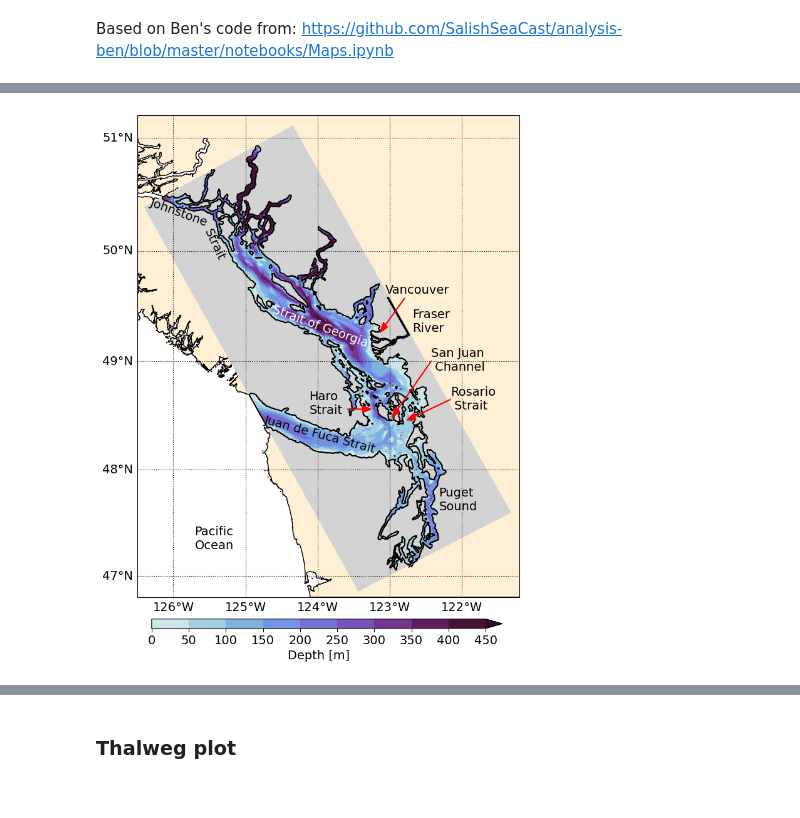
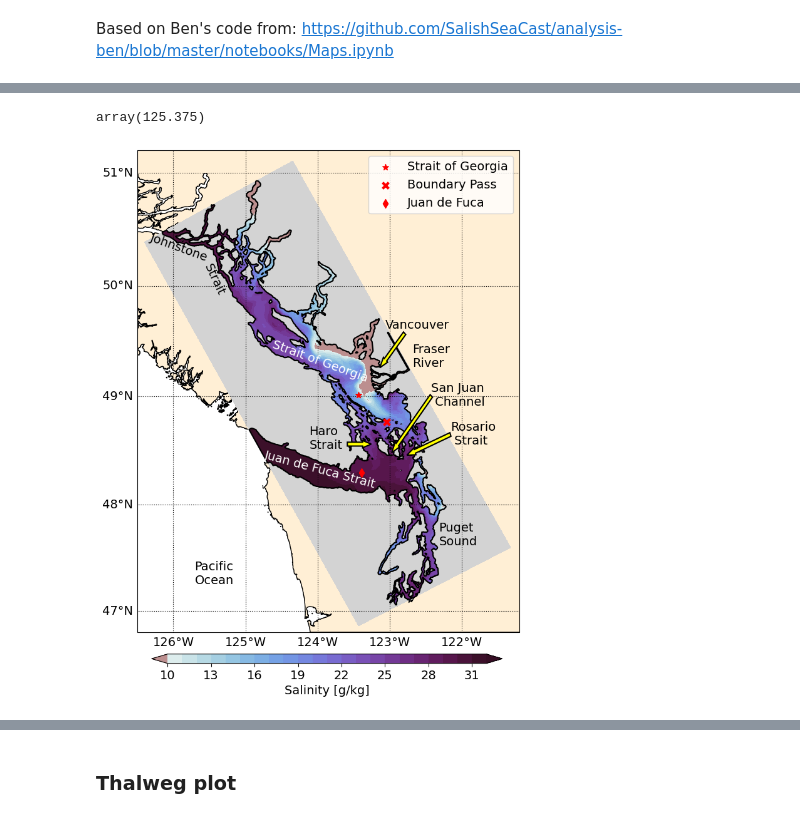
Before and after one commit to SalishSeaCast/analysis-camryn, a Jupyter notebook: notebooks/SSMap.ipynb, the cells around one changed output, grey strips where cells are left out. Drawn from its saved outputs; the diff is of its cells as text; code cells hidden in the pictures.

Commit message:
add current meter locations

```diff
--- a/notebooks/SSMap.ipynb
+++ b/notebooks/SSMap.ipynb
@@ -28,8 +40,21 @@ mask = xr.open_dataset('/data/bmoorema/MEOPAR/grid/mesh_mask202108.nc')
 tmask = 1 - mask.tmask[0]
 
 bathy = nc.Dataset('/data/bmoorema/MEOPAR/grid/bathymetry_202108.nc')
-mesh = nc.Dataset('/data/bmoorema/MEOPAR/grid/mesh_mask202108.nc')
+# mesh = nc.Dataset('/data/bmoorema/MEOPAR/grid/mesh_mask202108.nc')
+mesh = xr.open_dataset('/home/sallen/MEOPAR/grid/mesh_mask202108.nc')
+plt.rcParams['font.size'] = 14
+# %%
+grid.nav_lat[347,292].values,grid.nav_lon[347,292].values
+grid.Bathymetry[347,292].values
+# %% [output]
+array(125.375)
 # %%
+# Mask NaN values in the data
+masked_sal = np.ma.masked_array(jan18_data['vosaline'][0,0], mask=tmask[0])
+
+
+cmap = cm.dense
+
 # Increase font size
 plt.rcParams['font.size'] = 14
 
@@ -43,8 +68,8 @@ ax.add_feature(feature.GSHHSFeature('full', edgecolor='k', facecolor='papayawhip
 
 # Overlay bathymetry
 c = ax.contourf(
-    grid.nav_lon, grid.nav_lat, grid.Bathymetry, levels=np.arange(0, 451, 50),
-    cmap=cm.dense, extend='max', transform=crs.PlateCarree(), zorder=2,
+    grid.nav_lon, grid.nav_lat, masked_sal, levels=np.arange(10, 33, 1),
+    cmap=cm.dense, extend='both', transform=crs.PlateCarree(), zorder=2,
 )
 
 # Overlay domain landmask and coastline
@@ -54,37 +79,51 @@ for attr, color in zip(['contourf', 'contour'], ['lightgray', 'k']):
         levels=[-0.01, 0.01], colors=color, transform=crs.PlateCarree(), zorder=2,
     )
 
 # # Draw box around domain
 # lons, lats = [], []
 # corners = (0, 0), (0, -1), (-1, -1), (-1, 0), (0, 0)
 # for i in corners: lons.append(grid.nav_lon[i]), lats.append(grid.nav_lat[i])
 # ax.plot(lons, lats, 'k-', transform=crs.PlateCarree(), zorder=2)
 
 # Add gridlines
 xlocs, ylocs = [np.arange(np.floor(l[0]), np.ceil(l[1])+1) for l in [xlim, ylim]]
 gl = ax.gridlines(linestyle=":", color='k', draw_labels=True, xlocs=xlocs, ylocs=ylocs)
 gl.xformatter, gl.yformatter = LONGITUDE_FORMATTER, LATITUDE_FORMATTER
 gl.xlabels_top, gl.ylabels_right = False, False
 
 # Add annotations
 ax.text(0.15, 0.1, 'Pacific\nOcean', transform=ax.transAxes)
 ax.text(0.79, 0.18, 'Puget\nSound', transform=ax.transAxes)
-ax.text(0.33, 0.30, 'Juan de Fuca Strait', transform=ax.transAxes, rotation=-15)
+ax.text(0.33, 0.30, 'Juan de Fuca Strait', transform=ax.transAxes, rotation=-15,color='w')
 ax.text(0.35, 0.52, 'Strait of Georgia', transform=ax.transAxes, rotation=-20, color='w')
 ax.text(0.03, 0.77, 'Johnstone', transform=ax.transAxes, rotation=-20)
 ax.text(0.17, 0.70, 'Strait', transform=ax.transAxes, rotation=-65)
 ax.text(0.45, 0.38, 'Haro\nStrait', transform=ax.transAxes)
 ax.text(0.72, 0.55, 'Fraser\nRiver', transform=ax.transAxes)
 ax.text(0.82, 0.39, 'Rosario\n Strait', transform=ax.transAxes)
 ax.text(0.77, 0.47, 'San Juan\n Channel', transform=ax.transAxes)
 ax.text(0.65, 0.63, 'Vancouver', transform=ax.transAxes)
-ax.arrow(0.55, 0.39, 0.04, 0, head_width=0.015, edgecolor='r', facecolor='r', transform=ax.transAxes, zorder=10)
-ax.arrow(0.82, 0.41, -0.093, -0.035, head_width=0.015, edgecolor='r', facecolor='r', transform=ax.transAxes, zorder=10)
-ax.arrow(0.77, 0.49, -0.089, -0.101, head_width=0.015, edgecolor='r', facecolor='r', transform=ax.transAxes, zorder=10)
-ax.arrow(0.70, 0.62, -0.05, -0.055, head_width=0.015, edgecolor='r', facecolor='r', transform=ax.transAxes, zorder=10)
+ax.arrow(0.55, 0.39, 0.04, 0, head_width=0.015, width=0.008,linewidth = 1.5,edgecolor='k', facecolor='yellow', transform=ax.transAxes, zorder=10)
+ax.arrow(0.82, 0.41, -0.093, -0.035, head_width=0.015, width=0.008,linewidth = 1.5,edgecolor='k', facecolor='yellow', transform=ax.transAxes, zorder=10)
+ax.arrow(0.77, 0.49, -0.089, -0.101, head_width=0.015,width=0.008,linewidth = 1.5, edgecolor='k', facecolor='yellow', transform=ax.transAxes, zorder=10)
+ax.arrow(0.70, 0.62, -0.05, -0.055, head_width=0.015, width=0.008,linewidth = 1.5,edgecolor='k', facecolor='yellow', transform=ax.transAxes, zorder=10)
+
+#plot sog current meter
+sog_x, sog_y = ax.projection.transform_point(-123.429, 49.013, crs.Geodetic())
+ax.scatter(sog_x,sog_y,marker = '*',color='r',s=50,zorder=5,label='Strait of Georgia')
+
+#plot bp current meter
+bp_x, bp_y = ax.projection.transform_point(-123.03953, 48.7638, crs.Geodetic())
+ax.scatter(bp_x,bp_y,marker='x',color='r',s=50,zorder=5,linewidths=3,label='Boundary Pass')
+
+#plot bp current meter
+jdf_x, jdf_y = ax.projection.transform_point(-123.39, 48.30074, crs.Geodetic())
+ax.scatter(jdf_x,jdf_y,marker='d',color='r',s=50,zorder=5,label='Juan de Fuca')
+
+ax.legend(facecolor='w')
 
 # Colorbar
 cax = fig.add_axes([0.16, 0.06, 0.7, 0.015])
-fig.colorbar(c, cax=cax, orientation='horizontal', label='Depth [m]');
+fig.colorbar(c, cax=cax, orientation='horizontal', label='Salinity [g/kg]');
 # %% [output]
-[figure, old version]
+[figure, new version]
```
Also changed, not shown: parts of 15 cells of this notebook.
